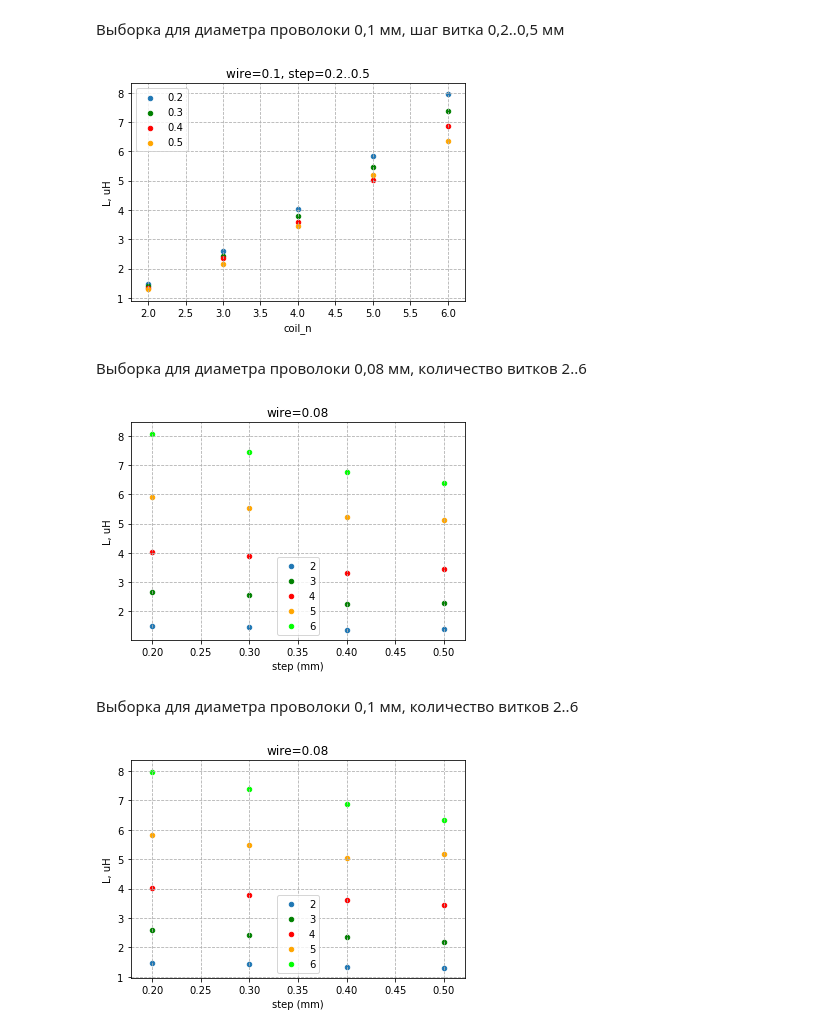
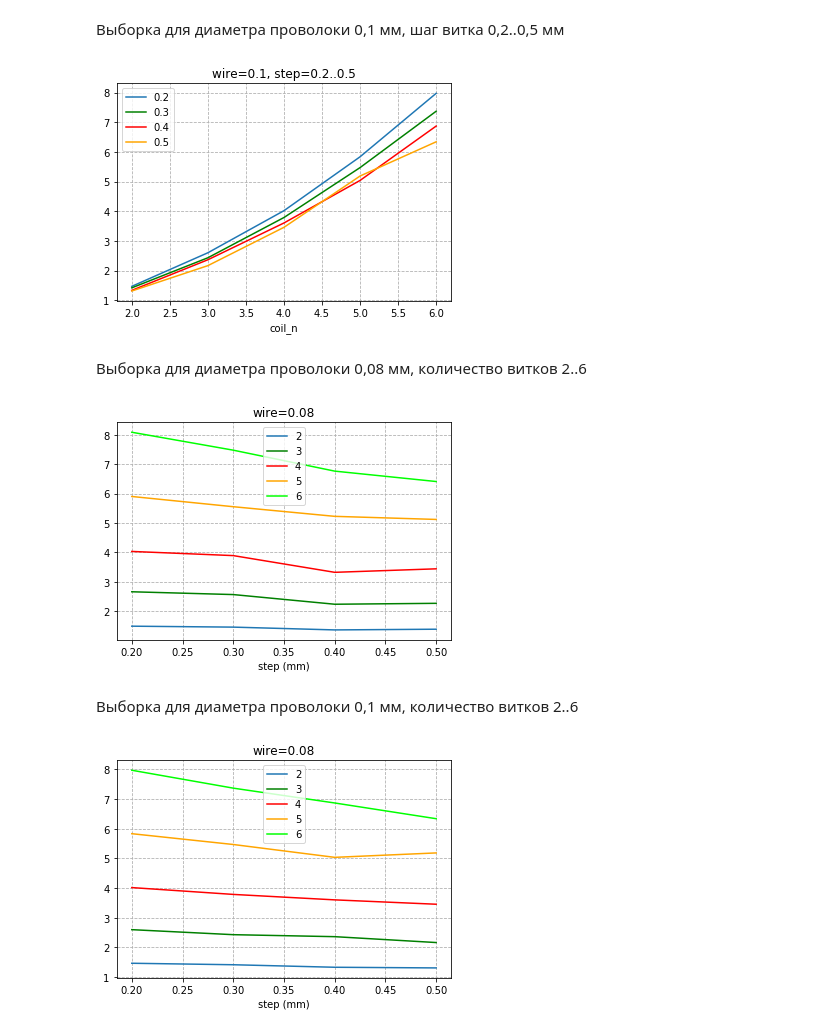
Before and after one commit to igrekus/coil-report, a Jupyter notebook: coil-report.ipynb, the cells around one changed output. Drawn from its saved outputs; the diff is of its cells as text; code cells hidden in the pictures.

Commit message:
WIP: use line plots instead of scatter

```diff
--- a/coil-report.ipynb
+++ b/coil-report.ipynb
@@ -42,72 +42,72 @@ rects01 = rects.loc[(rects['wire_dia (mm)'] == wire_dia)]
 
 step = 0.2
 rects01_step_02 = rects01.loc[(rects['step (mm)'] == step)][['coil_n', 'L, uH']]
-ax = rects01_step_02.plot.scatter(x='coil_n', y='L, uH', title=f'wire={wire_dia}, step=0.2..0.5', label=step, grid=True)
+ax = rects01_step_02.plot(x='coil_n', y='L, uH', title=f'wire={wire_dia}, step=0.2..0.5', label=step, grid=True)
 
 step = 0.3
 rects01_step_03 = rects01.loc[(rects['step (mm)'] == step)][['coil_n', 'L, uH']]
-rects01_step_03.plot.scatter(x='coil_n', y='L, uH', ax=ax, label=step, color='green')
+rects01_step_03.plot(x='coil_n', y='L, uH', ax=ax, label=step, color='green')
 
 step = 0.4
 rects01_step_04 = rects01.loc[(rects['step (mm)'] == step)][['coil_n', 'L, uH']]
-rects01_step_04.plot.scatter(x='coil_n', y='L, uH', ax=ax, label=step, color='red')
+rects01_step_04.plot(x='coil_n', y='L, uH', ax=ax, label=step, color='red')
 
 step = 0.5
 rects01_step_05 = rects01.loc[(rects['step (mm)'] == step)][['coil_n', 'L, uH']]
-rects01_step_05.plot.scatter(x='coil_n', y='L, uH', ax=ax, label=step, color='orange')
+rects01_step_05.plot(x='coil_n', y='L, uH', ax=ax, label=step, color='orange')
 
 ax.grid(linestyle='--')
 # %% [output]
-[figure, old version]
+[figure, new version]
 # %% [markdown]
 Выборка для диаметра проволоки 0,08 мм, количество витков 2..6
 # %%
 coil_n = 2
 rects08_coil_n_2 = rects008.loc[(rects['coil_n'] == coil_n)][['step (mm)', 'L, uH']]
-ax = rects08_coil_n_2.plot.scatter(x='step (mm)', y='L, uH', label=coil_n, title='wire=0.08')
+ax = rects08_coil_n_2.plot(x='step (mm)', y='L, uH', label=coil_n, title='wire=0.08')
 
 coil_n = 3
 rects08_coil_n_3 = rects008.loc[(rects['coil_n'] == coil_n)][['step (mm)', 'L, uH']]
-rects08_coil_n_3.plot.scatter(x='step (mm)', y='L, uH', ax=ax, label=coil_n, color='green')
+rects08_coil_n_3.plot(x='step (mm)', y='L, uH', ax=ax, label=coil_n, color='green')
 
 coil_n = 4
 rects08_coil_n_4 = rects008.loc[(rects['coil_n'] == coil_n)][['step (mm)', 'L, uH']]
-rects08_coil_n_4.plot.scatter(x='step (mm)', y='L, uH', ax=ax, label=coil_n, color='red')
+rects08_coil_n_4.plot(x='step (mm)', y='L, uH', ax=ax, label=coil_n, color='red')
 
 coil_n = 5
 rects08_coil_n_5 = rects008.loc[(rects['coil_n'] == coil_n)][['step (mm)', 'L, uH']]
-rects08_coil_n_5.plot.scatter(x='step (mm)', y='L, uH', ax=ax, label=coil_n, color='orange')
+rects08_coil_n_5.plot(x='step (mm)', y='L, uH', ax=ax, label=coil_n, color='orange')
 
 coil_n = 6
 rects08_coil_n_6 = rects008.loc[(rects['coil_n'] == coil_n)][['step (mm)', 'L, uH']]
-rects08_coil_n_6.plot.scatter(x='step (mm)', y='L, uH', ax=ax, label=coil_n, color='lime')
+rects08_coil_n_6.plot(x='step (mm)', y='L, uH', ax=ax, label=coil_n, color='lime')
 
 ax.grid(linestyle='--')
 # %% [output]
-[figure, old version]
+[figure, new version]
 # %% [markdown]
 Выборка для диаметра проволоки 0,1 мм, количество витков 2..6
 # %%
 coil_n = 2
 rects01_coil_n_2 = rects01.loc[(rects['coil_n'] == coil_n)][['step (mm)', 'L, uH']]
-ax = rects01_coil_n_2.plot.scatter(x='step (mm)', y='L, uH', label=coil_n, title='wire=0.08')
+ax = rects01_coil_n_2.plot(x='step (mm)', y='L, uH', label=coil_n, title='wire=0.08')
 
 coil_n = 3
 rects01_coil_n_3 = rects01.loc[(rects['coil_n'] == coil_n)][['step (mm)', 'L, uH']]
-rects01_coil_n_3.plot.scatter(x='step (mm)', y='L, uH', ax=ax, label=coil_n, color='green')
+rects01_coil_n_3.plot(x='step (mm)', y='L, uH', ax=ax, label=coil_n, color='green')
 
 coil_n = 4
 rects01_coil_n_4 = rects01.loc[(rects['coil_n'] == coil_n)][['step (mm)', 'L, uH']]
-rects01_coil_n_4.plot.scatter(x='step (mm)', y='L, uH', ax=ax, label=coil_n, color='red')
+rects01_coil_n_4.plot(x='step (mm)', y='L, uH', ax=ax, label=coil_n, color='red')
 
 coil_n = 5
 rects01_coil_n_5 = rects01.loc[(rects['coil_n'] == coil_n)][['step (mm)', 'L, uH']]
-rects01_coil_n_5.plot.scatter(x='step (mm)', y='L, uH', ax=ax, label=coil_n, color='orange')
+rects01_coil_n_5.plot(x='step (mm)', y='L, uH', ax=ax, label=coil_n, color='orange')
 
 coil_n = 6
 rects01_coil_n_6 = rects01.loc[(rects['coil_n'] == coil_n)][['step (mm)', 'L, uH']]
-rects01_coil_n_6.plot.scatter(x='step (mm)', y='L, uH', ax=ax, label=coil_n, color='lime')
+rects01_coil_n_6.plot(x='step (mm)', y='L, uH', ax=ax, label=coil_n, color='lime')
 
 ax.grid(linestyle='--')
 # %% [output]
-[figure, old version]
+[figure, new version]
```
Also changed, not shown: parts of 1 cell of this notebook.
